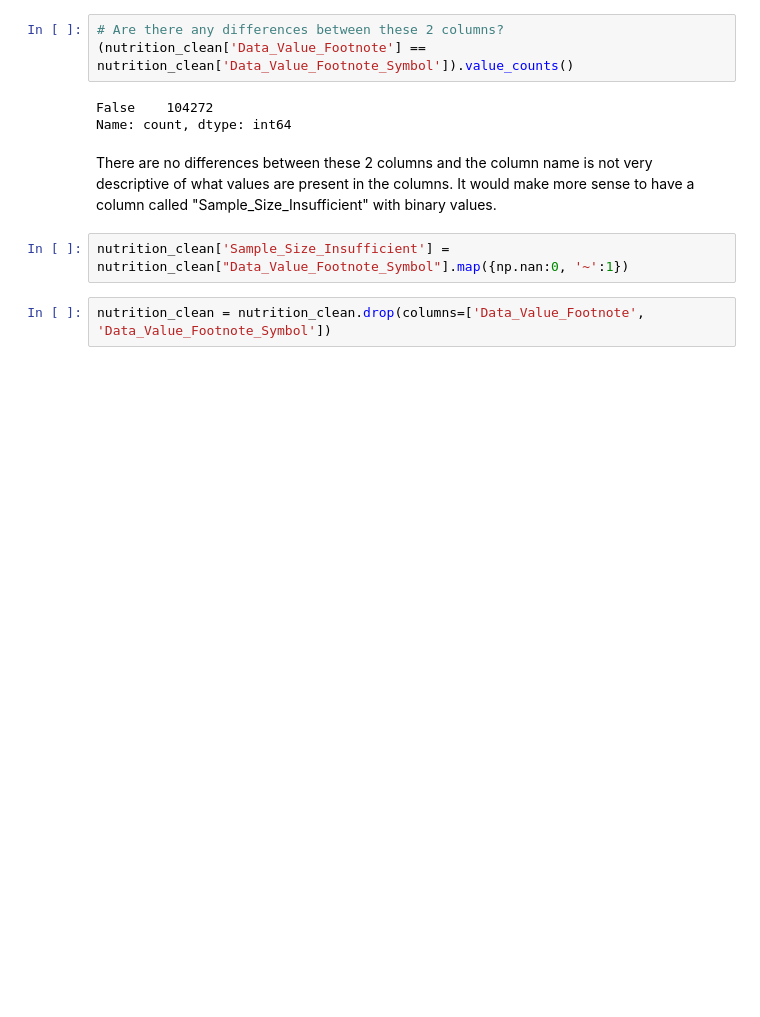
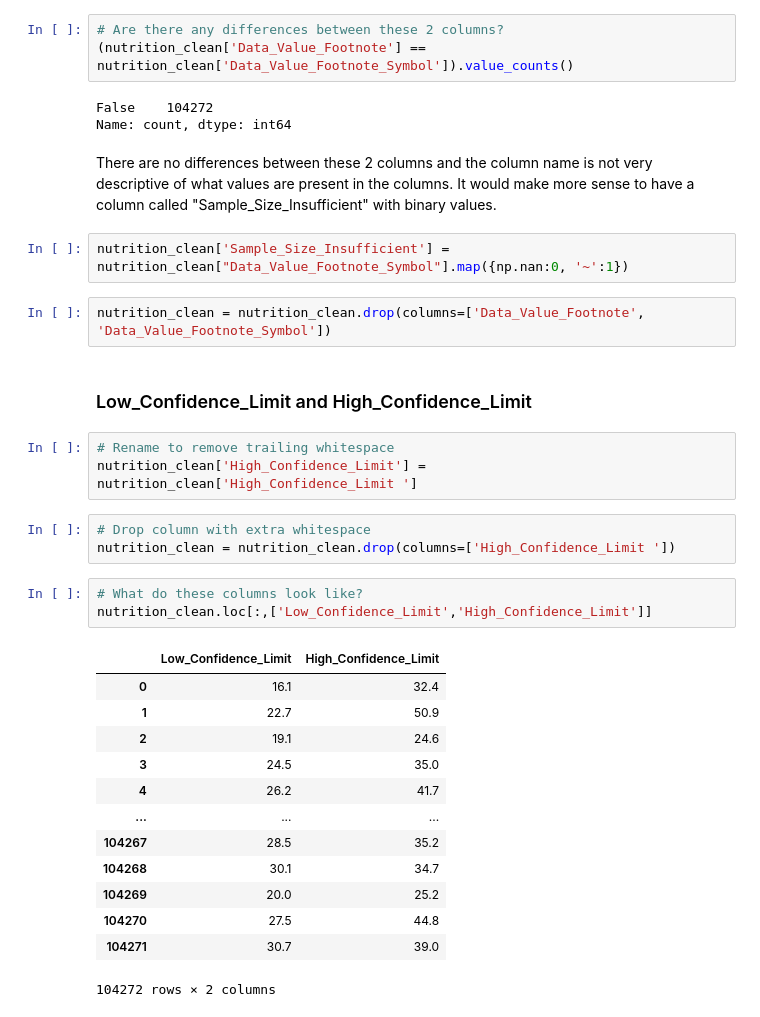
Before and after one commit to INFO-511-F24/final-project-TheOutliers, a Jupyter notebook: Code-Notebooks/Workspace_SMG.ipynb, the cells around one changed output. Saved outputs shown, nothing was run; the diff lists cells and outputs as text; blank space fills up the shorter version.

Commit message:
Renamed High_Confidence_Limit column to remove trailing whitespace for easier indexing, checked to make sure there are nulls in either both or neither column for high and low confidence limits

```diff
--- a/Code-Notebooks/Workspace_SMG.ipynb
+++ b/Code-Notebooks/Workspace_SMG.ipynb
@@ -189,3 +172,28 @@ There are no differences between these 2 columns and the column name is not very
 nutrition_clean['Sample_Size_Insufficient'] = nutrition_clean["Data_Value_Footnote_Symbol"].map({np.nan:0, '~':1})
 # %%
 nutrition_clean = nutrition_clean.drop(columns=['Data_Value_Footnote', 'Data_Value_Footnote_Symbol'])
+# %% [markdown]
+### Low_Confidence_Limit and High_Confidence_Limit
+# %%
+# Rename to remove trailing whitespace
+nutrition_clean['High_Confidence_Limit'] = nutrition_clean['High_Confidence_Limit ']
+# %%
+# Drop column with extra whitespace
+nutrition_clean = nutrition_clean.drop(columns=['High_Confidence_Limit '])
+# %%
+# What do these columns look like?
+nutrition_clean.loc[:,['Low_Confidence_Limit','High_Confidence_Limit']]
+# %% [output]
+|  | Low_Confidence_Limit | High_Confidence_Limit |
+| 0 | 16.1 | 32.4 |
+| 1 | 22.7 | 50.9 |
+| 2 | 19.1 | 24.6 |
+| 3 | 24.5 | 35.0 |
+| 4 | 26.2 | 41.7 |
+| ... | ... | ... |
+| 104267 | 28.5 | 35.2 |
+| 104268 | 30.1 | 34.7 |
+| 104269 | 20.0 | 25.2 |
+| 104270 | 27.5 | 44.8 |
+| 104271 | 30.7 | 39.0 |
+104272 rows × 2 columns
```
Also changed, not shown: parts of 3 cells of this notebook.
